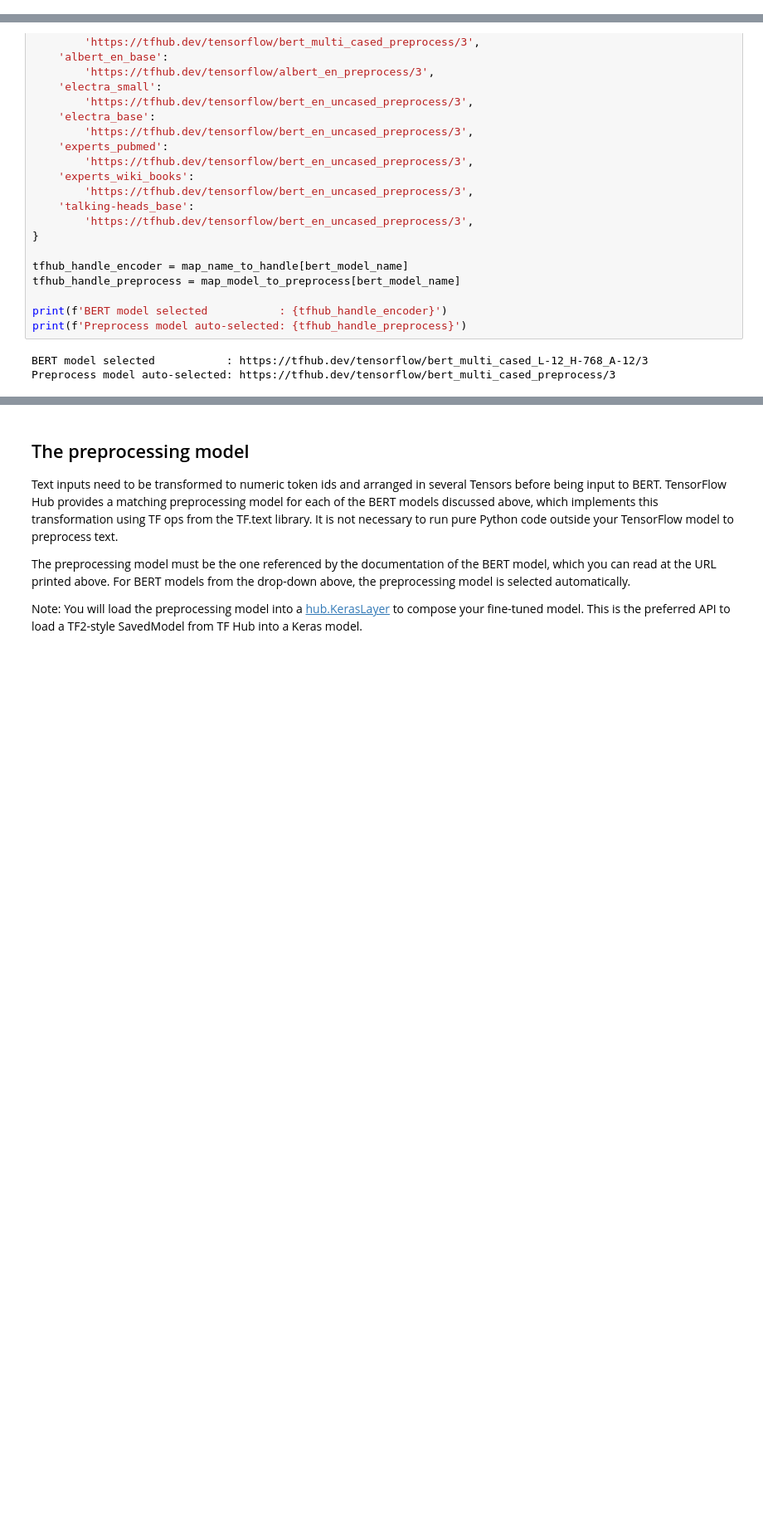
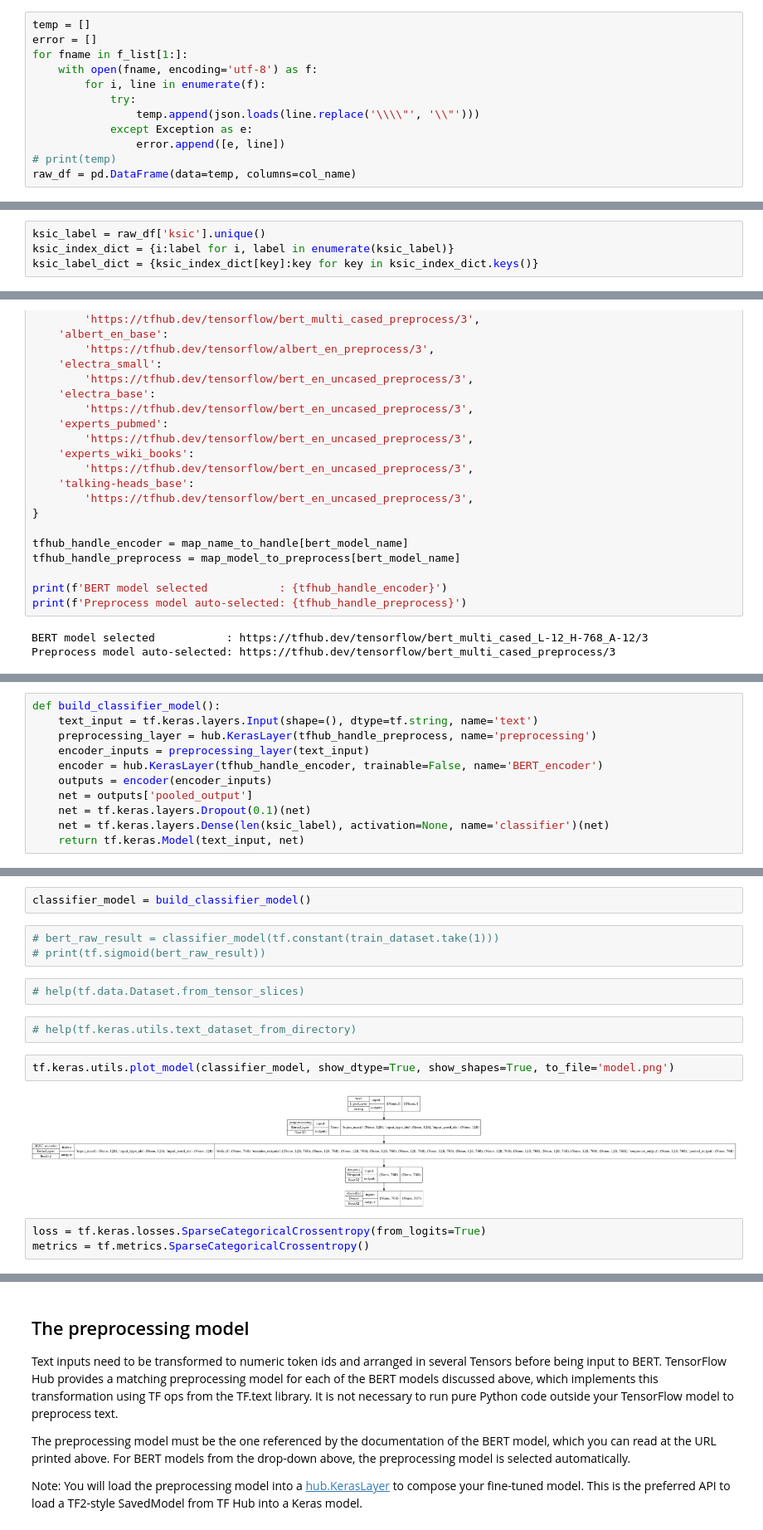
Before and after one commit to SilverQ/TensorFlow-Text_CPC, a Jupyter notebook: docs/tutorials/classify_text_with_bert-KSIC.ipynb, the cells around one changed output, grey strips where cells are left out. Shown at 83% size. Drawn from its saved outputs; the diff is of its cells as text; blank space fills up the shorter version.

```diff
--- a/docs/tutorials/classify_text_with_bert-KSIC.ipynb
+++ b/docs/tutorials/classify_text_with_bert-KSIC.ipynb
@@ -162,0 +58,12 @@ Label : 2 (H04W4_06K3)
+# %%
+temp = []
+error = []
+for fname in f_list[1:]:
+    with open(fname, encoding='utf-8') as f:
+        for i, line in enumerate(f):
+            try:
+                temp.append(json.loads(line.replace('\\\\"', '\\"')))
+            except Exception as e:
+                error.append([e, line])
+# print(temp)
+raw_df = pd.DataFrame(data=temp, columns=col_name)
@@ -162,0 +82,4 @@ Label : 2 (H04W4_06K3)
+# %%
+ksic_label = raw_df['ksic'].unique()
+ksic_index_dict = {i:label for i, label in enumerate(ksic_label)}
+ksic_label_dict = {ksic_index_dict[key]:key for key in ksic_index_dict.keys()}
@@ -336,0 +371,11 @@ Preprocess model auto-selected: https://tfhub.dev/tensorflow/bert_multi_cased_pr
+# %%
+def build_classifier_model():
+    text_input = tf.keras.layers.Input(shape=(), dtype=tf.string, name='text')
+    preprocessing_layer = hub.KerasLayer(tfhub_handle_preprocess, name='preprocessing')
+    encoder_inputs = preprocessing_layer(text_input)
+    encoder = hub.KerasLayer(tfhub_handle_encoder, trainable=False, name='BERT_encoder')
+    outputs = encoder(encoder_inputs)
+    net = outputs['pooled_output']
+    net = tf.keras.layers.Dropout(0.1)(net)
+    net = tf.keras.layers.Dense(len(ksic_label), activation=None, name='classifier')(net)
+    return tf.keras.Model(text_input, net)
@@ -336,0 +429,16 @@ Preprocess model auto-selected: https://tfhub.dev/tensorflow/bert_multi_cased_pr
+# %%
+classifier_model = build_classifier_model()
+# %%
+# bert_raw_result = classifier_model(tf.constant(train_dataset.take(1)))
+# print(tf.sigmoid(bert_raw_result))
+# %%
+# help(tf.data.Dataset.from_tensor_slices)
+# %%
+# help(tf.keras.utils.text_dataset_from_directory)
+# %%
+tf.keras.utils.plot_model(classifier_model, show_dtype=True, show_shapes=True, to_file='model.png')
+# %% [output]
+[figure, added]
+# %%
+loss = tf.keras.losses.SparseCategoricalCrossentropy(from_logits=True)
+metrics = tf.metrics.SparseCategoricalCrossentropy()
```
Also changed, not shown: parts of 151 cells of this notebook, 3 other files.
